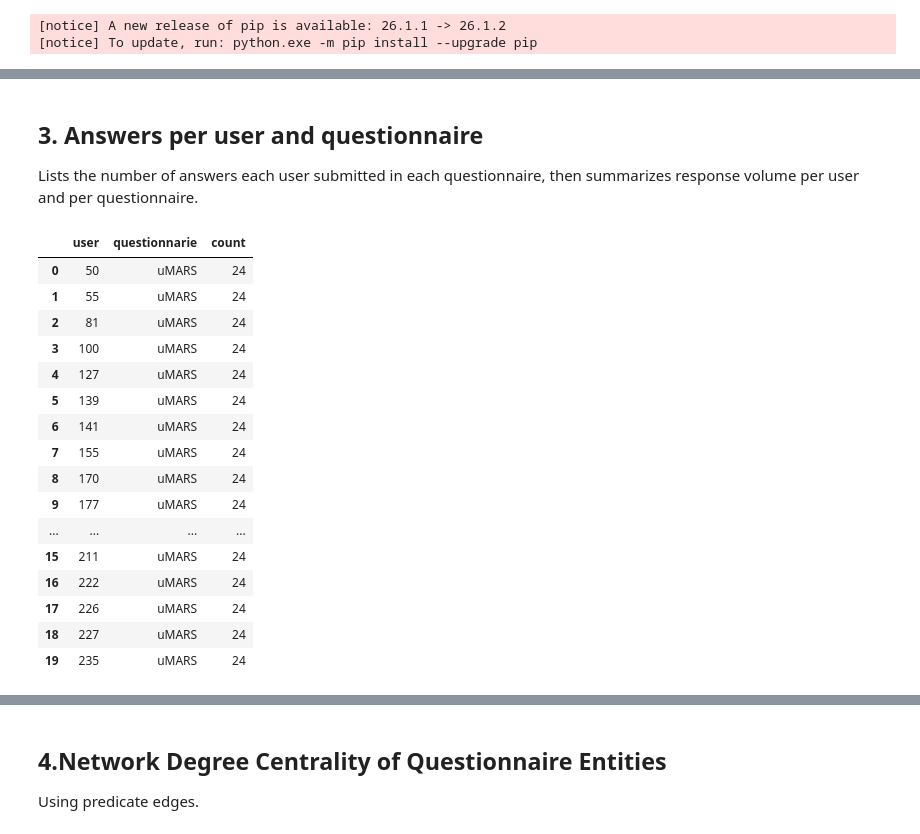
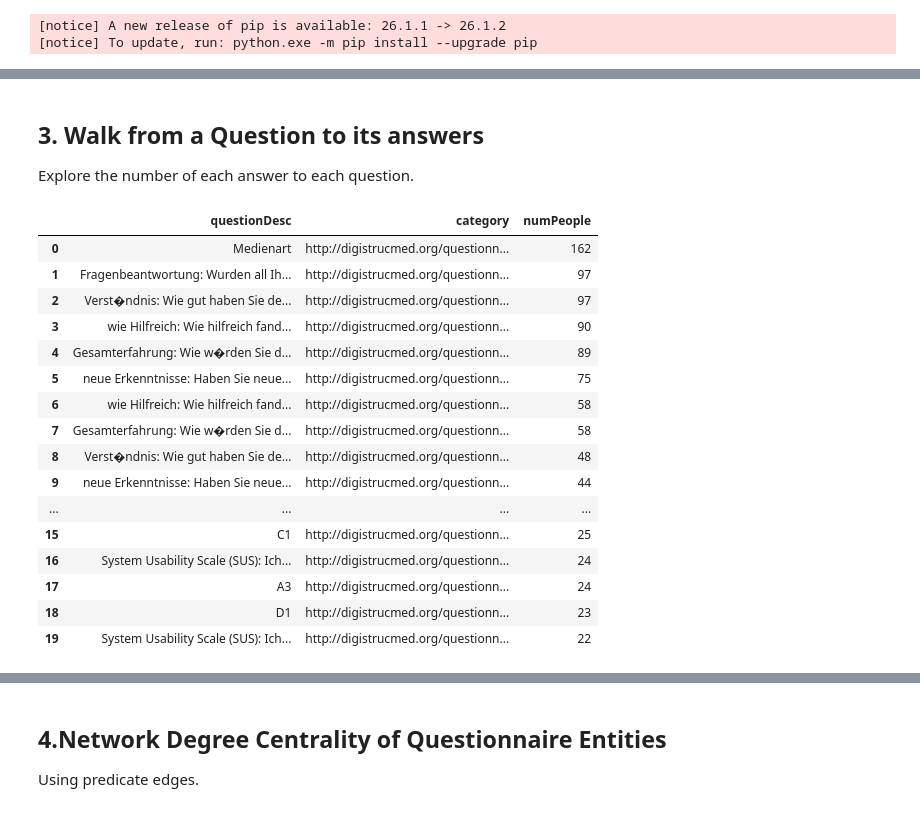
Before and after one commit to SDM-TIB/DigiStrucMed, a Jupyter notebook: KG-QuestionnarieExploration.ipynb, the cells around one changed output, grey strips where cells are left out. Cells and saved outputs as stored; diff of their text form; code cells hidden in the pictures.

```diff
--- a/KG-QuestionnarieExploration.ipynb
+++ b/KG-QuestionnarieExploration.ipynb
@@ -154,39 +151,54 @@ else:
 # %% [markdown]
-## 3. Answers per user and questionnaire
+## 3. Walk from a Question to its answers
 
-Lists the number of answers each user submitted in each questionnaire, then summarizes response volume per user and per questionnaire.
+Explore the number of each answer to each question.
 # %%
 q3 = """\
-SELECT ?user ?questionnarie (COUNT(?instance) AS ?count)
+SELECT ?questionDesc ?category (COUNT(DISTINCT ?resp) AS ?numPeople)
 WHERE {
-  ?instance rdf:type ds:Answered ;
-    ds:answeredByUser ?user ;
-    ds:answeredInQuestionnaire ?questionnarie .
+  ?question a ds:Question ; ds:QuestionDescription ?questionDesc .
+  ?resp a ds:Answered ; ds:hasAnswer ?answer .
+  ?answer ds:isAnswerTo ?question ; ds:hasAnswerCategory ?category .
 }
-GROUP BY ?user ?questionnarie
-ORDER BY DESC(?count)
+GROUP BY ?questionDesc ?category
+ORDER BY DESC (?numPeople)
 """
+df3 = run_query(q3)
+df3["numPeople"] = pd.to_numeric(df3["numPeople"], errors="coerce")
 
-df3 = run_query(q3)
-df3["count"] = pd.to_numeric(df3["count"], errors="coerce")
-df3["user"] = df3["user"].apply(short_uri)
-df3["questionnarie"] = df3["questionnarie"].apply(short_uri)
-df3.head(20)
+# Keep the raw query result visible first.
+display(df3.head(20))
+
+# Compact KG-oriented summary: how many category entries and respondents each question has.
+summary3 = (
+    df3.groupby("questionDesc", as_index=False)
+    .agg(
+        categories=("category", "nunique"),
+        total_respondents=("numPeople", "sum"),
+        avg_respondents=("numPeople", "mean"),
+        max_category_count=("numPeople", "max"),
+    )
+    .sort_values("total_respondents", ascending=False)
+    .round(2)
+    .reset_index(drop=True)
+)
+
+display(summary3.head(20))
 # %% [output]
-|  | user | questionnarie | count |
-| 0 | 50 | uMARS | 24 |
-| 1 | 55 | uMARS | 24 |
-| 2 | 81 | uMARS | 24 |
-| 3 | 100 | uMARS | 24 |
-| 4 | 127 | uMARS | 24 |
-| 5 | 139 | uMARS | 24 |
-| 6 | 141 | uMARS | 24 |
-| 7 | 155 | uMARS | 24 |
-| 8 | 170 | uMARS | 24 |
-| 9 | 177 | uMARS | 24 |
+|  | questionDesc | category | numPeople |
+| 0 | Medienart | http://digistrucmed.org/questionn... | 162 |
+| 1 | Fragenbeantwortung: Wurden all Ih... | http://digistrucmed.org/questionn... | 97 |
+| 2 | Verst�ndnis: Wie gut haben Sie de... | http://digistrucmed.org/questionn... | 97 |
+| 3 | wie Hilfreich: Wie hilfreich fand... | http://digistrucmed.org/questionn... | 90 |
+| 4 | Gesamterfahrung: Wie w�rden Sie d... | http://digistrucmed.org/questionn... | 89 |
+| 5 | neue Erkenntnisse: Haben Sie neue... | http://digistrucmed.org/questionn... | 75 |
+| 6 | wie Hilfreich: Wie hilfreich fand... | http://digistrucmed.org/questionn... | 58 |
+| 7 | Gesamterfahrung: Wie w�rden Sie d... | http://digistrucmed.org/questionn... | 58 |
+| 8 | Verst�ndnis: Wie gut haben Sie de... | http://digistrucmed.org/questionn... | 48 |
+| 9 | neue Erkenntnisse: Haben Sie neue... | http://digistrucmed.org/questionn... | 44 |
 | ... | ... | ... | ... |
-| 15 | 211 | uMARS | 24 |
-| 16 | 222 | uMARS | 24 |
-| 17 | 226 | uMARS | 24 |
-| 18 | 227 | uMARS | 24 |
-| 19 | 235 | uMARS | 24 |
+| 15 | C1 | http://digistrucmed.org/questionn... | 25 |
+| 16 | System Usability Scale (SUS): Ich... | http://digistrucmed.org/questionn... | 24 |
+| 17 | A3 | http://digistrucmed.org/questionn... | 24 |
+| 18 | D1 | http://digistrucmed.org/questionn... | 23 |
+| 19 | System Usability Scale (SUS): Ich... | http://digistrucmed.org/questionn... | 22 |
```
Also changed, not shown: parts of 15 cells of this notebook, 20 other files.
